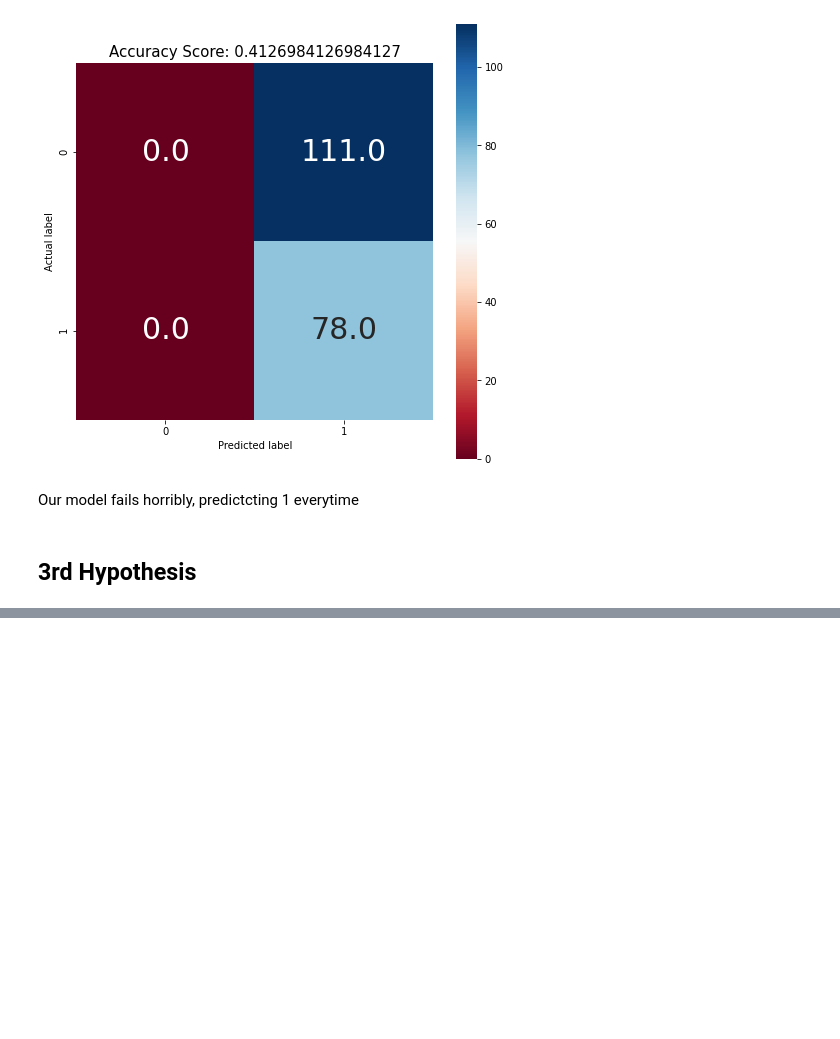
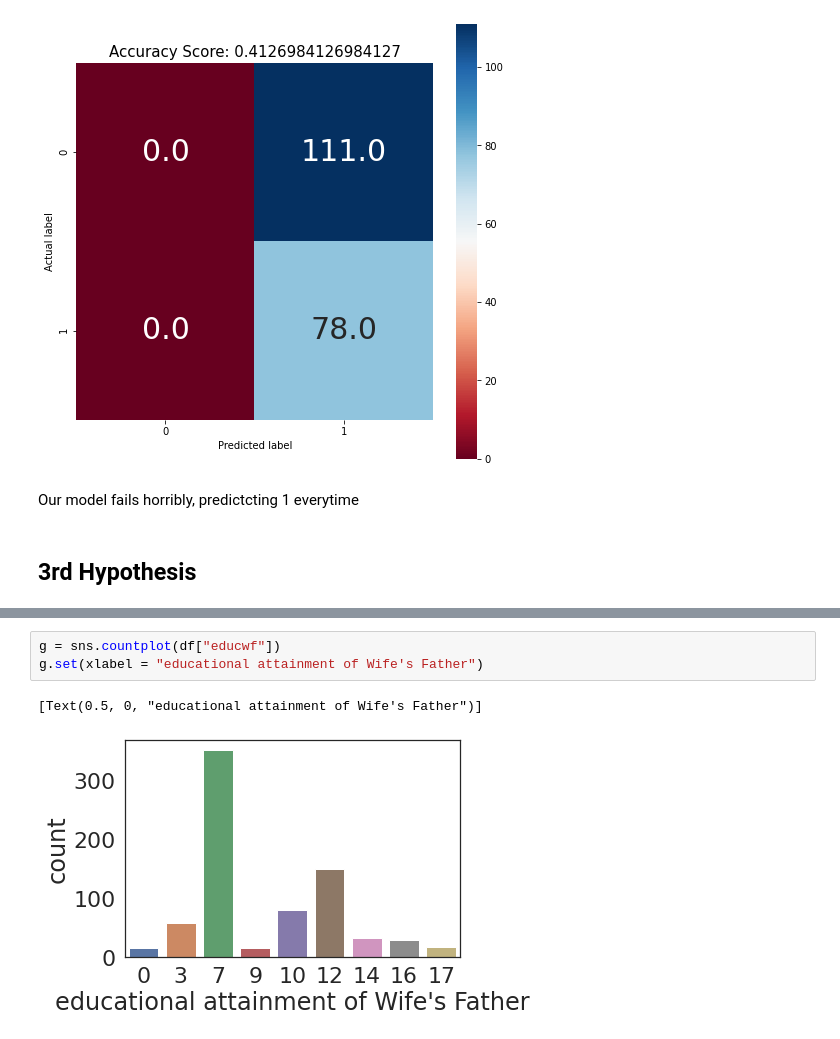
Before and after one commit to TashiNyangmi/Understood, a Jupyter notebook: Understood_org2.ipynb, the cells around one changed output, grey strips where cells are left out. Drawn from its saved outputs; the diff is of its cells as text; blank space fills up the shorter version.

```diff
--- a/Understood_org2.ipynb
+++ b/Understood_org2.ipynb
@@ -812,0 +768,6 @@ Feature Engineering
+# %%
+g = sns.countplot(df["educwf"])
+g.set(xlabel = "educational attainment of Wife's Father")
+# %% [output]
+[Text(0.5, 0, "educational attainment of Wife's Father")]
+[figure, added]
```
Also changed, not shown: parts of 19 cells of this notebook.
